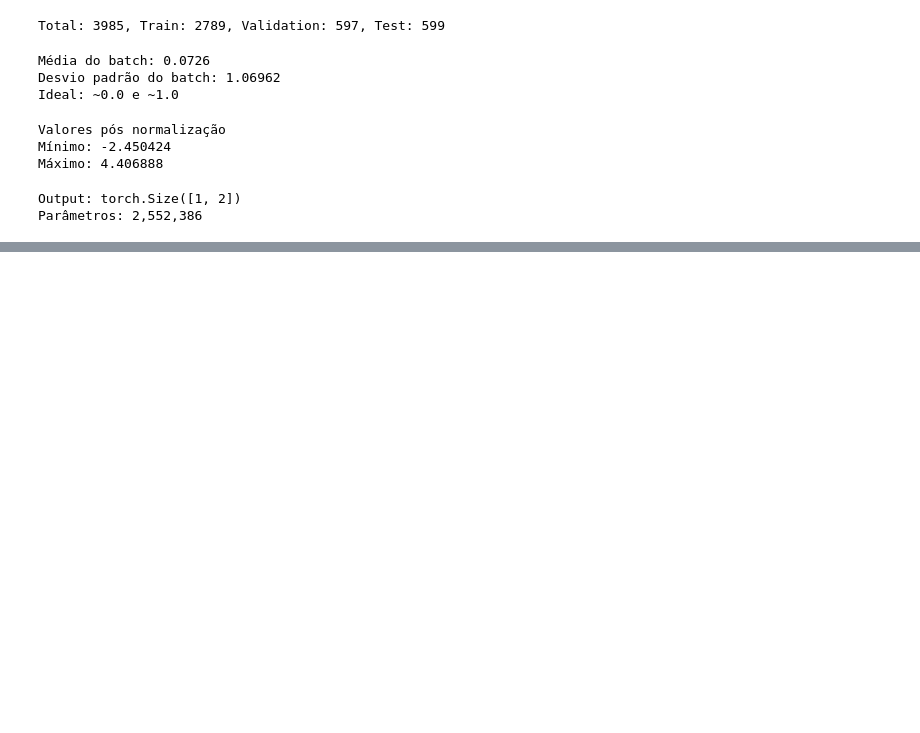
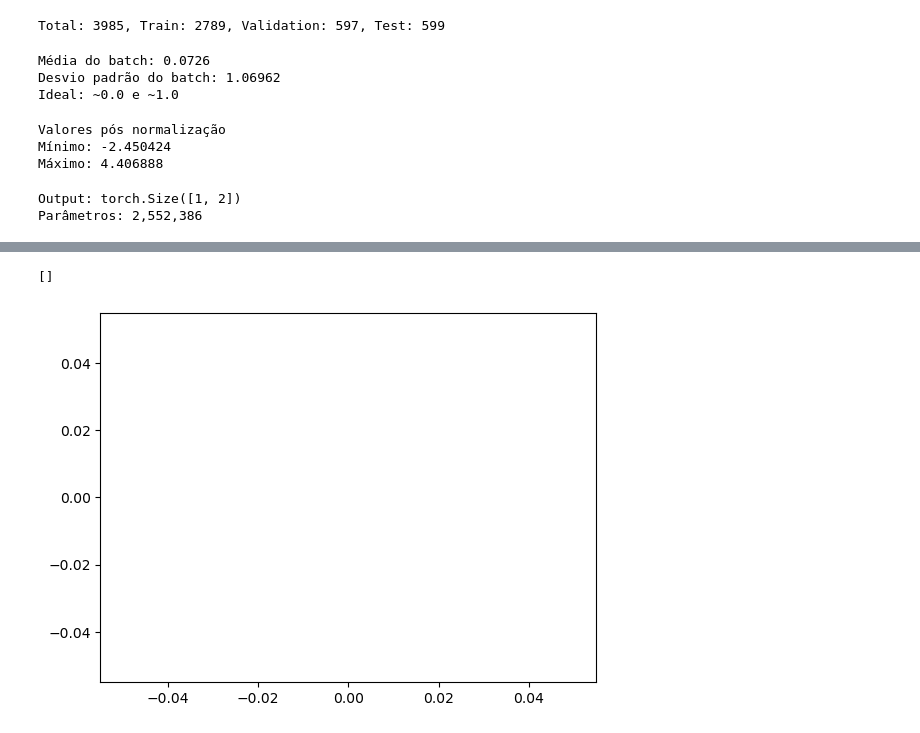
Before and after one commit to akira-gabriel/star-galaxy-classification, a Jupyter notebook: galaxy star classifier.ipynb, the cells around one changed output, grey strips where cells are left out. Drawn from its saved outputs; the diff is of its cells as text; code cells hidden in the pictures; blank space fills up the shorter version.

```diff
--- a/galaxy star classifier.ipynb
+++ b/galaxy star classifier.ipynb
@@ -269,0 +300,5 @@ Geração [10/10] Loss: 0.0117 Acurácia: 99.82%
+# %%
+plt.plot()
+# %% [output]
+[]
+[figure, added]
```
Also changed, not shown: parts of 5 cells of this notebook.
